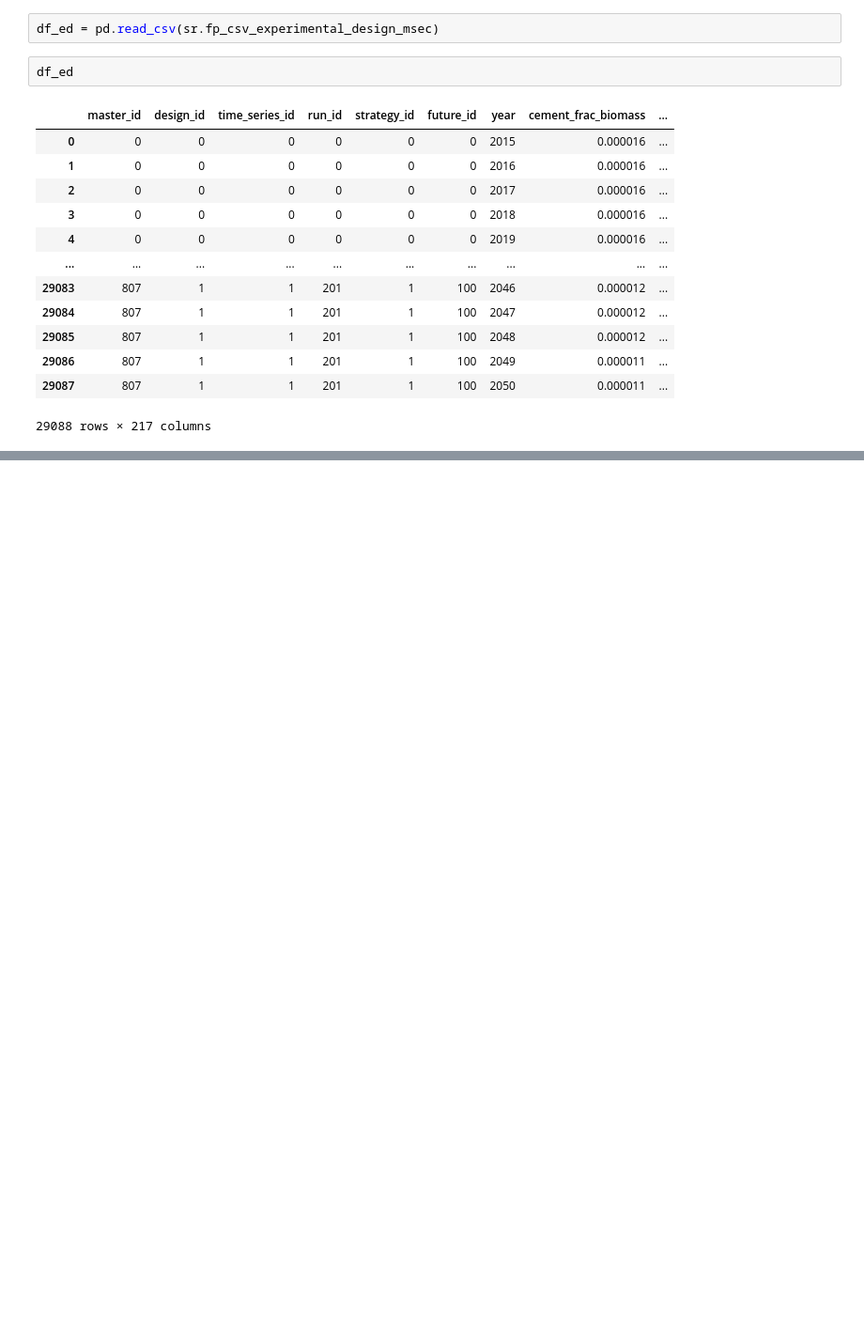
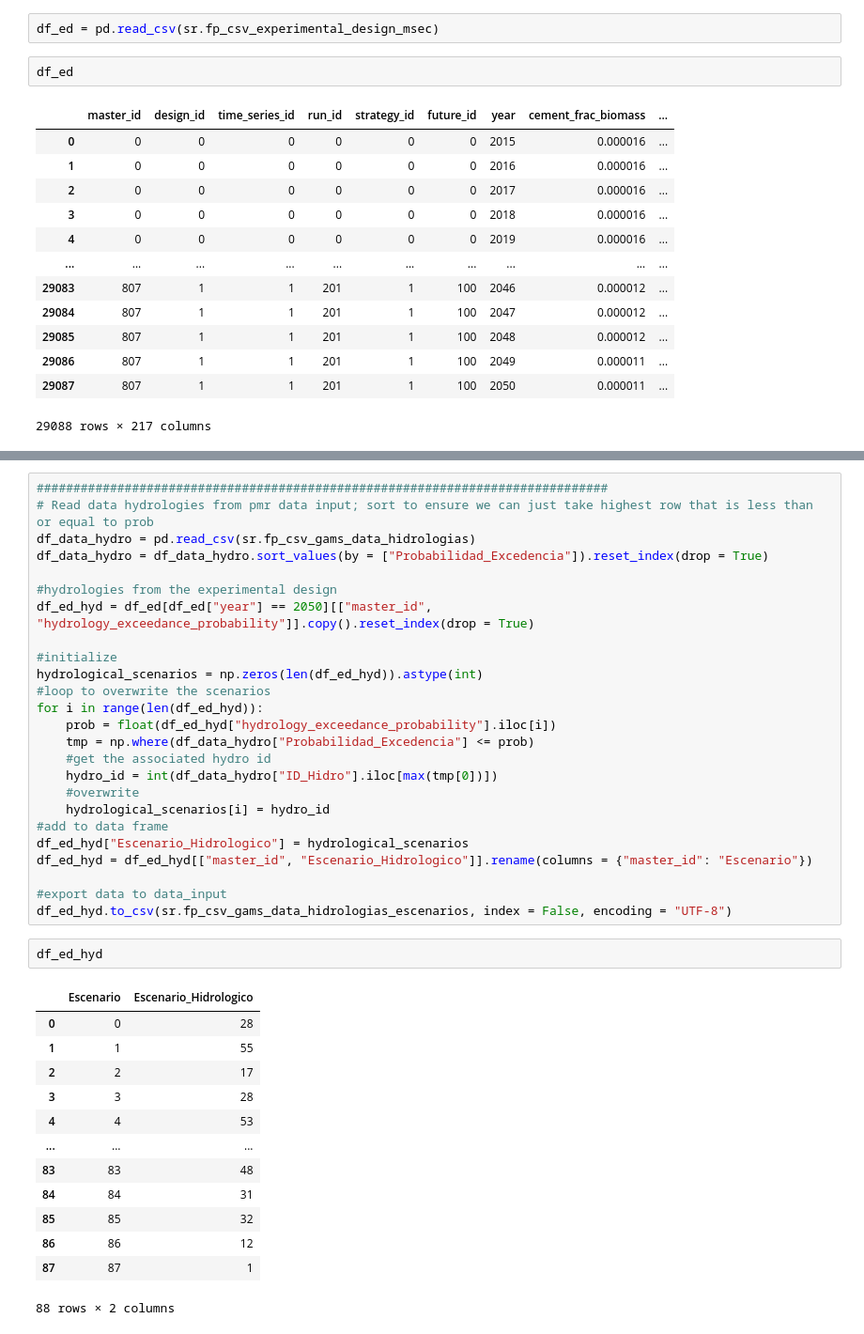
Before and after one commit to emolinaperez/MultiSector_LTS_Chile, a Jupyter notebook: python/integrate_mma_param_ranges.ipynb, the cells around one changed output, grey strips where cells are left out. Shown at 94% size. Saved outputs shown, nothing was run; the diff lists cells and outputs as text; blank space fills up the shorter version.

```diff
--- a/python/integrate_mma_param_ranges.ipynb
+++ b/python/integrate_mma_param_ranges.ipynb
@@ -156,0 +246,41 @@ df_ed
+# %%
+##############################################################################
+# Read data hydrologies from pmr data input; sort to ensure we can just take highest row that is less than or equal to prob
+df_data_hydro = pd.read_csv(sr.fp_csv_gams_data_hidrologias)
+df_data_hydro = df_data_hydro.sort_values(by = ["Probabilidad_Excedencia"]).reset_index(drop = True)
+
+#hydrologies from the experimental design
+df_ed_hyd = df_ed[df_ed["year"] == 2050][["master_id", "hydrology_exceedance_probability"]].copy().reset_index(drop = True)
+
+#initialize
+hydrological_scenarios = np.zeros(len(df_ed_hyd)).astype(int)
+#loop to overwrite the scenarios
+for i in range(len(df_ed_hyd)):
+    prob = float(df_ed_hyd["hydrology_exceedance_probability"].iloc[i])
+    tmp = np.where(df_data_hydro["Probabilidad_Excedencia"] <= prob)
+    #get the associated hydro id
+    hydro_id = int(df_data_hydro["ID_Hidro"].iloc[max(tmp[0])])
+    #overwrite
+    hydrological_scenarios[i] = hydro_id
+#add to data frame
+df_ed_hyd["Escenario_Hidrologico"] = hydrological_scenarios
+df_ed_hyd = df_ed_hyd[["master_id", "Escenario_Hidrologico"]].rename(columns = {"master_id": "Escenario"})
+
+#export data to data_input
+df_ed_hyd.to_csv(sr.fp_csv_gams_data_hidrologias_escenarios, index = False, encoding = "UTF-8")
+# %%
+df_ed_hyd
+# %% [output]
+|  | Escenario | Escenario_Hidrologico |
+| 0 | 0 | 28 |
+| 1 | 1 | 55 |
+| 2 | 2 | 17 |
+| 3 | 3 | 28 |
+| 4 | 4 | 53 |
+| ... | ... | ... |
+| 83 | 83 | 48 |
+| 84 | 84 | 31 |
+| 85 | 85 | 32 |
+| 86 | 86 | 12 |
+| 87 | 87 | 1 |
+88 rows × 2 columns
```
Also changed, not shown: parts of 15 cells of this notebook, 49 other files.
